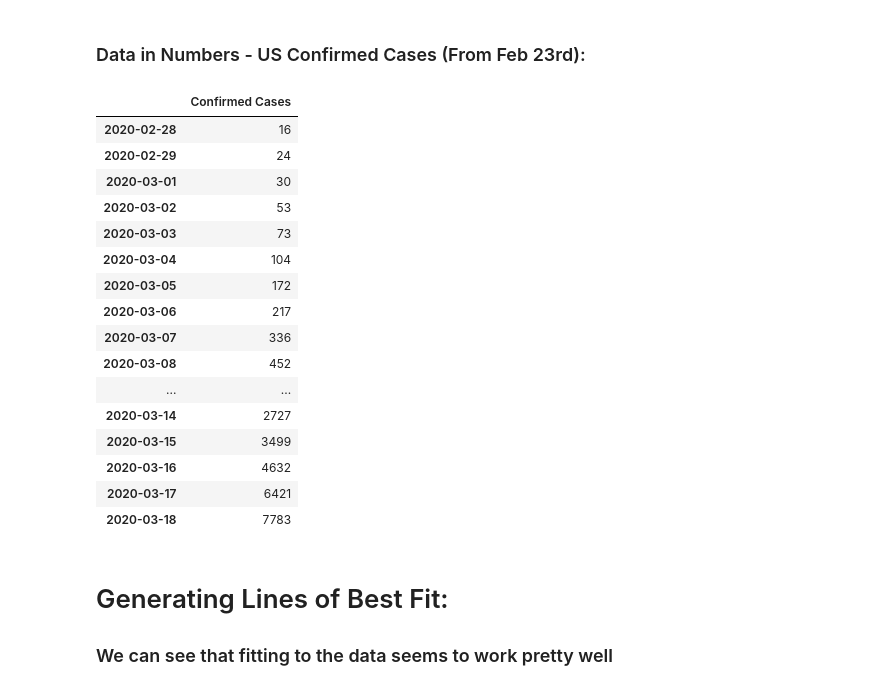
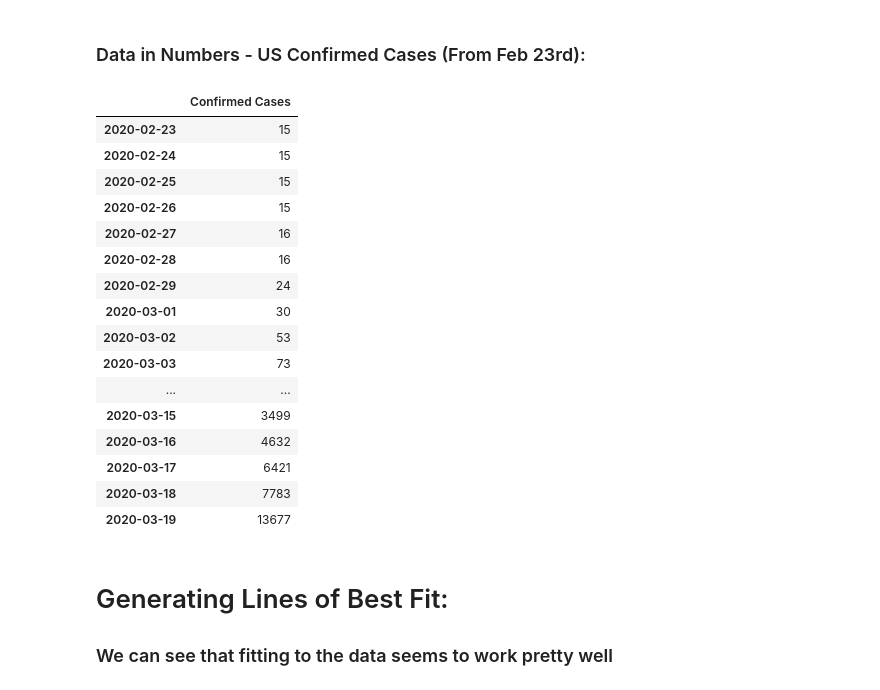
Before and after one commit to p-gonzo/covid-19-us-timeseries, a Jupyter notebook: Covid-19 US Timeseries Data.ipynb, the cells around one changed output. Cells and saved outputs as stored; diff of their text form; code cells hidden in the pictures.

```diff
--- a/Covid-19 US Timeseries Data.ipynb
+++ b/Covid-19 US Timeseries Data.ipynb
@@ -70,26 +70,26 @@ totals.plot(logy=True)
 # %% [markdown]
 ### Data in Numbers - US Confirmed Cases (From Feb 23rd):
 # %%
-totals = totals.loc['2020-02-28':]
+totals = totals.loc['2020-02-23':]
 totals
 # %% [output]
 |  | Confirmed Cases |
+| 2020-02-23 | 15 |
+| 2020-02-24 | 15 |
+| 2020-02-25 | 15 |
+| 2020-02-26 | 15 |
+| 2020-02-27 | 16 |
 | 2020-02-28 | 16 |
 | 2020-02-29 | 24 |
 | 2020-03-01 | 30 |
 | 2020-03-02 | 53 |
 | 2020-03-03 | 73 |
-| 2020-03-04 | 104 |
-| 2020-03-05 | 172 |
-| 2020-03-06 | 217 |
-| 2020-03-07 | 336 |
-| 2020-03-08 | 452 |
 | ... | ... |
-| 2020-03-14 | 2727 |
 | 2020-03-15 | 3499 |
 | 2020-03-16 | 4632 |
 | 2020-03-17 | 6421 |
 | 2020-03-18 | 7783 |
+| 2020-03-19 | 13677 |
 # %% [markdown]
 # Generating Lines of Best Fit:
 
```
Also changed, not shown: parts of 11 cells of this notebook.
